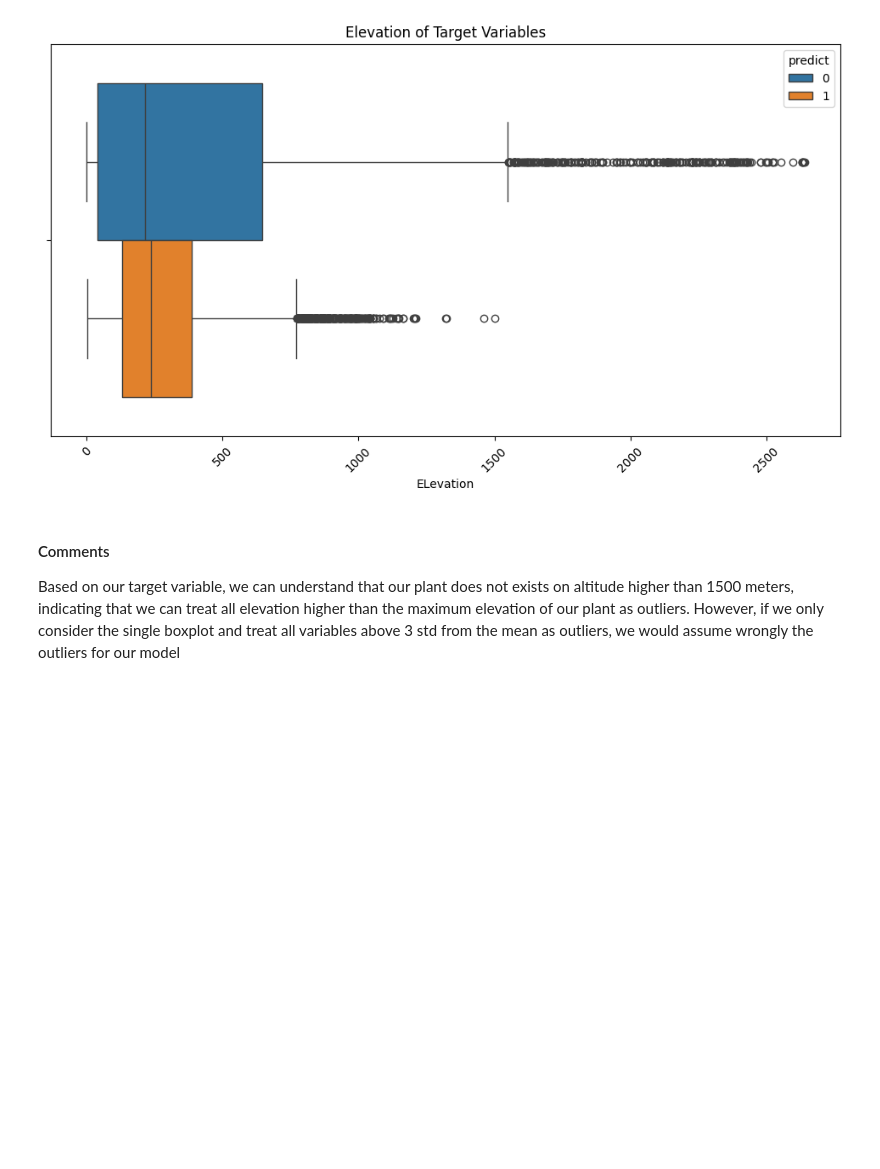
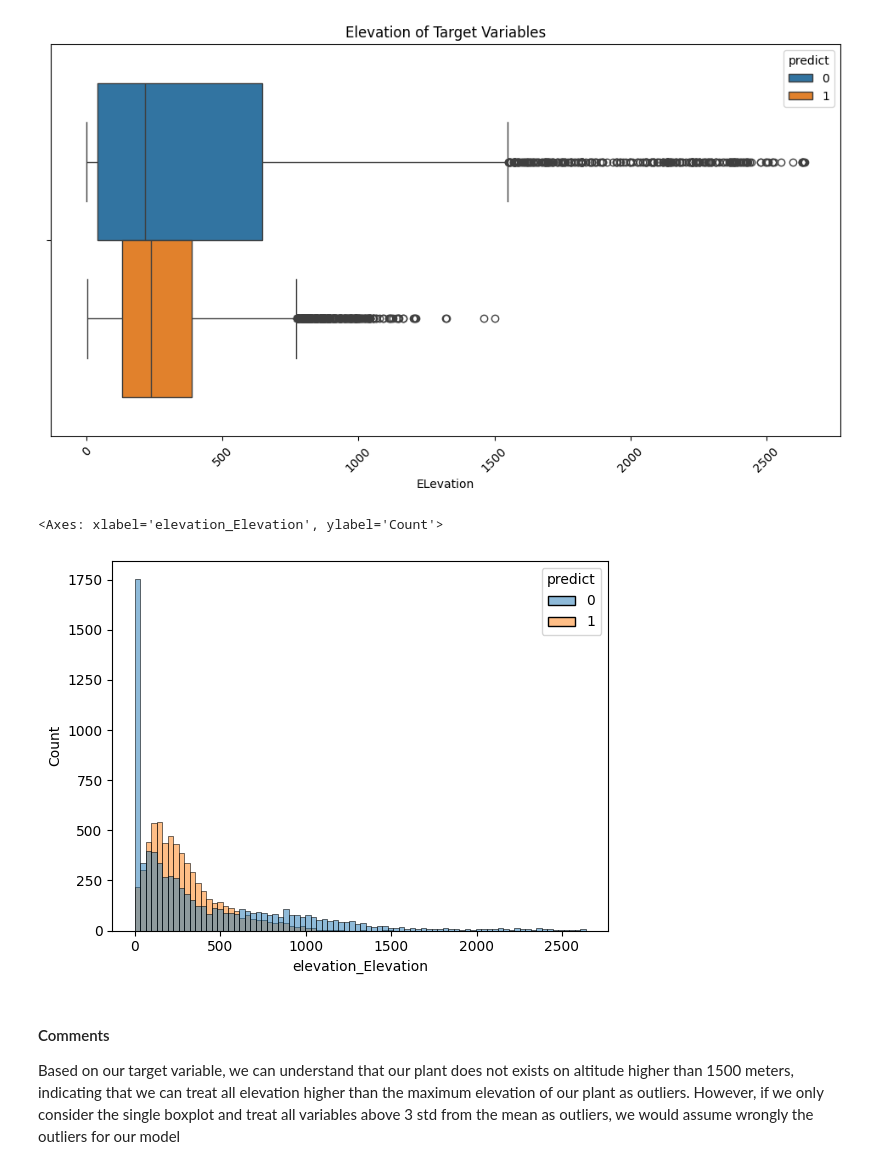
Before and after one commit to emanuel-gf/PlantNet-Species-ML-Project, a Jupyter notebook: milestone_1_emanuel.ipynb, the cells around one changed output. Saved outputs shown, nothing was run; the diff lists cells and outputs as text; code cells hidden in the pictures; blank space fills up the shorter version.

```diff
--- a/milestone_1_emanuel.ipynb
+++ b/milestone_1_emanuel.ipynb
@@ -554,6 +592,13 @@ plt.title('Elevation of Target Variables')
 plt.show()
 # %% [output]
 [figure]
+# %%
+sns.histplot(data=X_,
+             x="elevation_Elevation",
+             hue='predict')
+# %% [output]
+<Axes: xlabel='elevation_Elevation', ylabel='Count'>
+[figure, added]
 # %% [markdown]
 #### Comments
 
```
Also changed, not shown: parts of 22 cells of this notebook, 1 other file.
